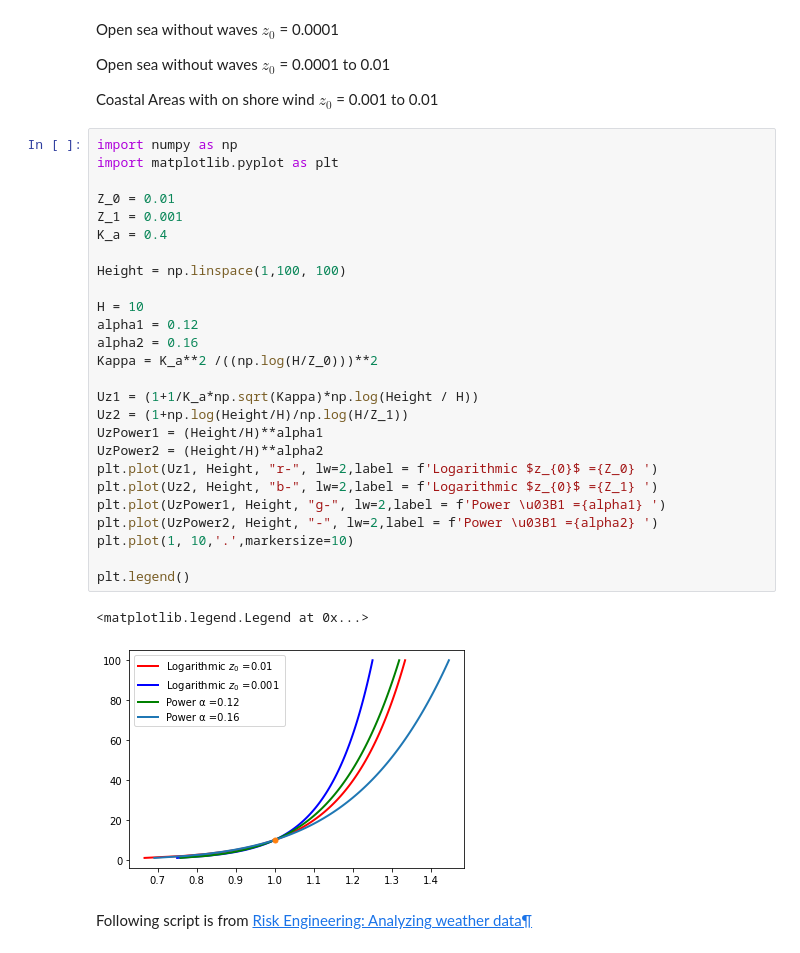
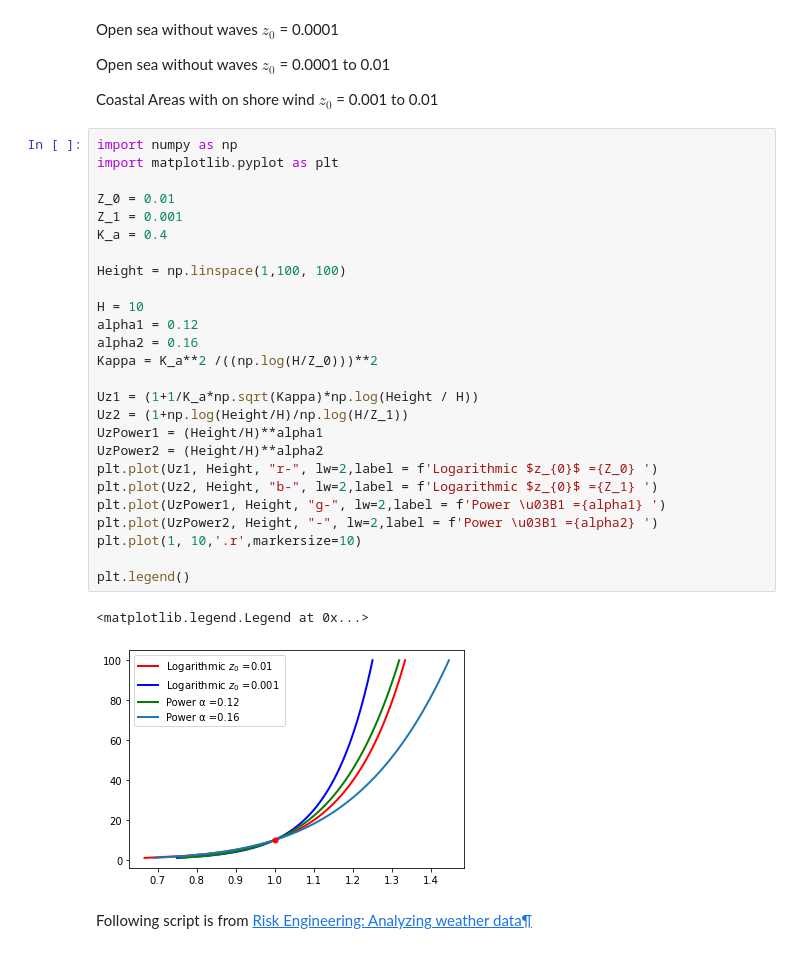
Before and after one commit to famiuer/EnvironmentalStudy, a Jupyter notebook: Section 2 Wind Conditions.ipynb, the cells around one changed output. Saved outputs shown, nothing was run; the diff lists cells and outputs as text.

```diff
--- a/Section 2 Wind Conditions.ipynb
+++ b/Section 2 Wind Conditions.ipynb
@@ -142,32 +142,32 @@ Coastal Areas with on shore wind $z_0$ = 0.001 to 0.01
 # %%
 import numpy as np
 import matplotlib.pyplot as plt
 
 Z_0 = 0.01
 Z_1 = 0.001
 K_a = 0.4
 
 Height = np.linspace(1,100, 100)
 
 H = 10
 alpha1 = 0.12
 alpha2 = 0.16
 Kappa = K_a**2 /((np.log(H/Z_0)))**2
 
 Uz1 = (1+1/K_a*np.sqrt(Kappa)*np.log(Height / H))
 Uz2 = (1+np.log(Height/H)/np.log(H/Z_1))
 UzPower1 = (Height/H)**alpha1
 UzPower2 = (Height/H)**alpha2
 plt.plot(Uz1, Height, "r-", lw=2,label = f'Logarithmic $z_{0}$ ={Z_0} ')
 plt.plot(Uz2, Height, "b-", lw=2,label = f'Logarithmic $z_{0}$ ={Z_1} ')
 plt.plot(UzPower1, Height, "g-", lw=2,label = f'Power \u03B1 ={alpha1} ')
 plt.plot(UzPower2, Height, "-", lw=2,label = f'Power \u03B1 ={alpha2} ')
-plt.plot(1, 10,'.',markersize=10)
+plt.plot(1, 10,'.r',markersize=10)
 
 plt.legend()
 # %% [output]
 <matplotlib.legend.Legend at 0x...>
-[figure, old version]
+[figure, new version]
 # %% [markdown]
 
 Following script is from  [Risk Engineering: Analyzing weather data¶](https://risk-engineering.org/notebook/data-analysis-weather.html)
```
